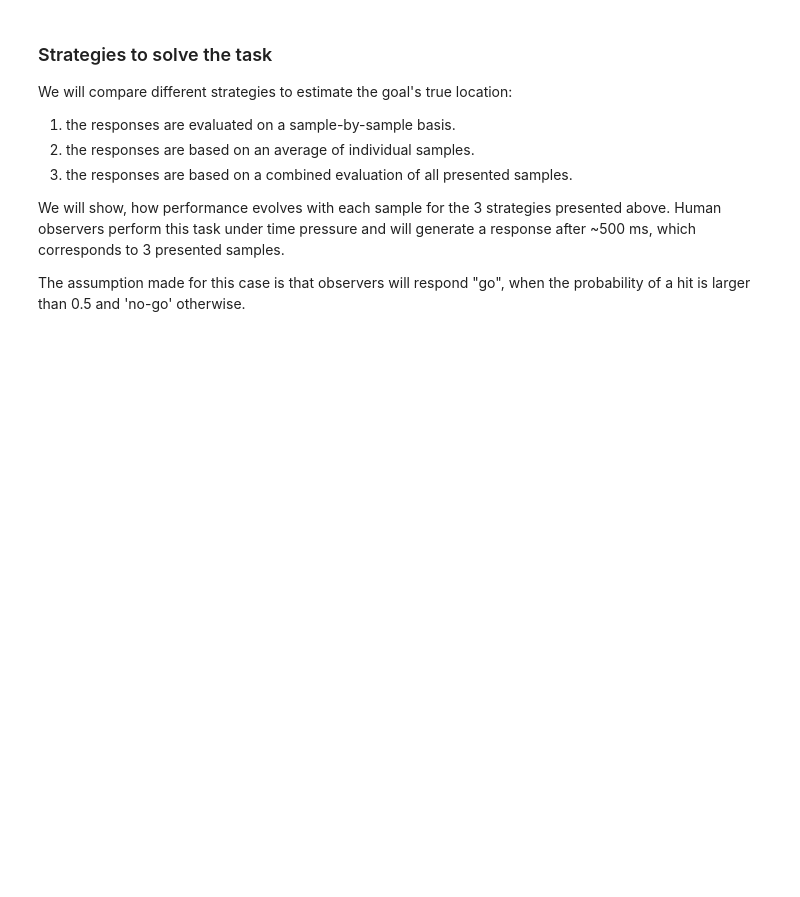
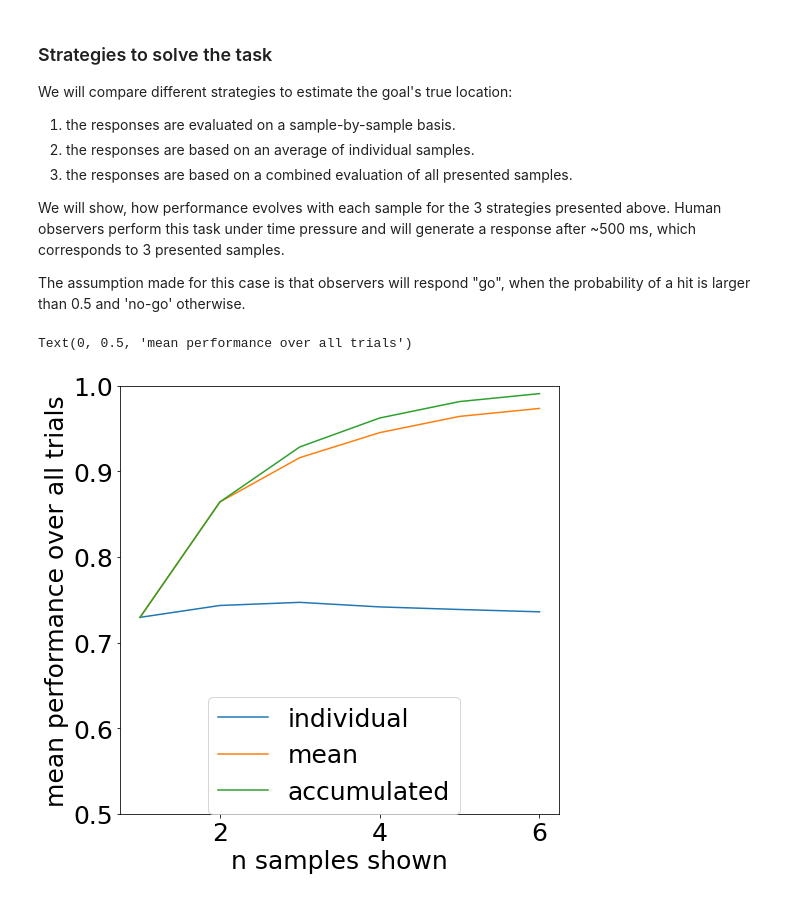
Before and after one commit to ClaraKuper/VVSS2021, a Jupyter notebook: VVSS2021_Kuper.ipynb, the cells around one changed output. Drawn from its saved outputs; the diff is of its cells as text; code cells hidden in the pictures; blank space fills up the shorter version.

```diff
--- a/VVSS2021_Kuper.ipynb
+++ b/VVSS2021_Kuper.ipynb
@@ -379,23 +375,33 @@ is larger than 0.5 and 'no-go' otherwise.
 # %%
 # run function to get predicted responses
 
 # collect all trials in one array
 trials = [df_long[df_long.indTrial == t] for t in np.unique(df_long.indTrial)]
 samples = np.unique(df_long.sampleID)
 
 # make a data frame to collect the performance
 strategy_performance = pd.DataFrame(index = ['individual', 'mean', 'accumulated'], columns= samples)
 
 # get the performance for 1-6 samples shown
 for sample in samples:
     responses = utils.predict_responses(trials, 'all', sample)
-    strategy_performance.loc[sample,'individual'] = utils.get_performance(responses[0], df_short.hitGoal.values)
-    strategy_performance.loc[sample,'mean'] = utils.get_performance(responses[1], df_short.hitGoal.values)
-    strategy_performance.loc[sample,'accumulated'] = utils.get_performance(responses[2], df_short.hitGoal.values)
+    strategy_performance.loc['individual',sample] = utils.get_performance(responses[0], df_short.hitGoal.values)
+    strategy_performance.loc['mean', sample] = utils.get_performance(responses[1], df_short.hitGoal.values)
+    strategy_performance.loc['accumulated', sample] = utils.get_performance(responses[2], df_short.hitGoal.values)
 
 # plot the performance for the 3 strategies
-fig_strategies, axs_strategies = plt.subplots(1,3, figsize = (3 * width, height), sharex = "True", sharey = "True")
+fig_strategies, axs_strategies = plt.subplots(1,1, figsize = (2 * width, 2 * height), sharex = 'all', sharey = 'all')
 
-axs_strategies[0].plot(samples, strategy_performance.loc[:,'individual'])
-axs_strategies[1].plot(samples, strategy_performance.loc[:,'mean'])
-axs_strategies[2].plot(samples, strategy_performance.loc[:,'accumulated'])
+axs_strategies.plot(samples, strategy_performance.loc['individual',:], label = 'individual')
+axs_strategies.plot(samples, strategy_performance.loc['mean',:], label = 'mean')
+axs_strategies.plot(samples, strategy_performance.loc['accumulated',:], label = 'accumulated')
+
+# add scale for y axis
+axs_strategies.set_ylim(0.5,1)
+# add labels
+axs_strategies.legend(loc = (0.2,0))
+axs_strategies.set_xlabel('n samples shown')
+axs_strategies.set_ylabel('mean performance over all trials')
+# %% [output]
+Text(0, 0.5, 'mean performance over all trials')
+[figure, added]
```
Also changed, not shown: parts of 18 cells of this notebook, 2 other files.
